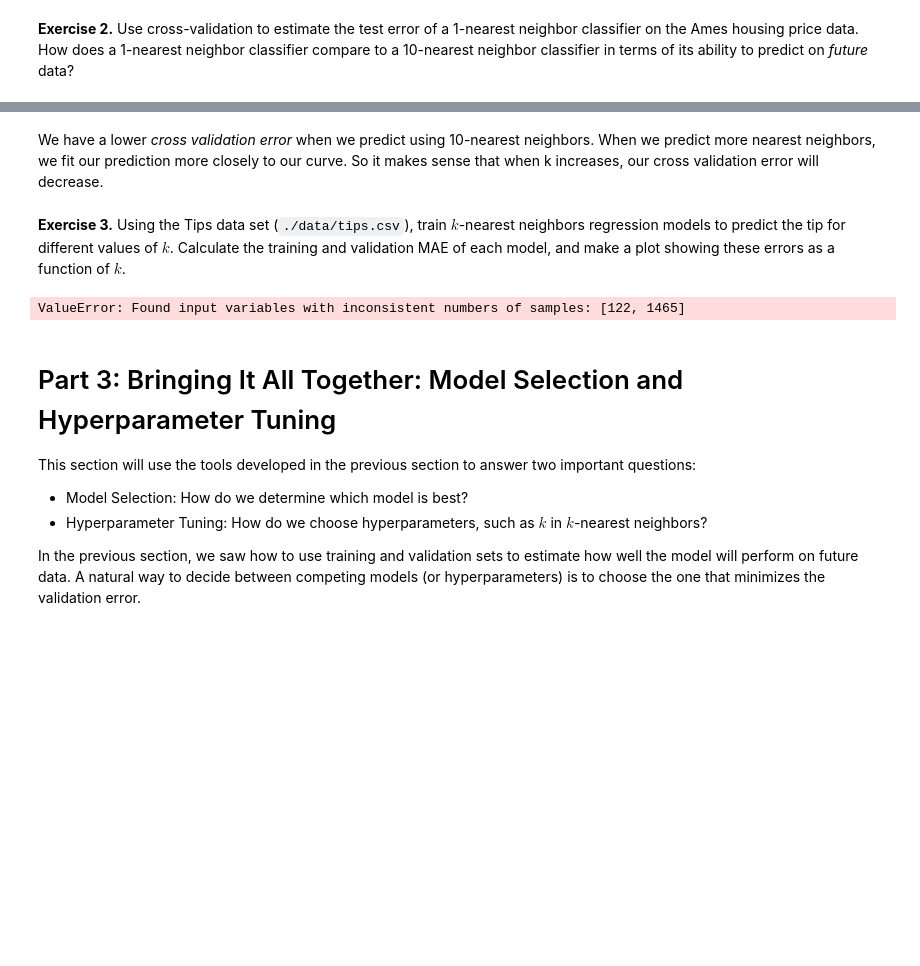
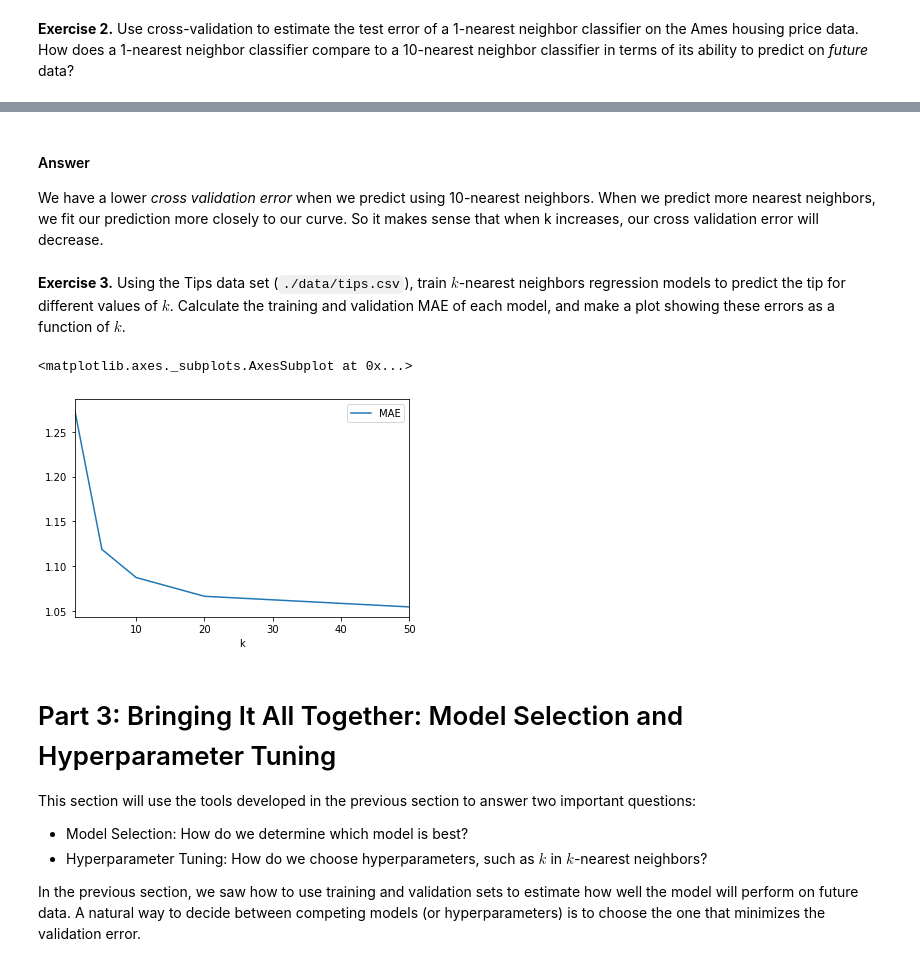
Before and after one commit to thegerrit/data_science, a Jupyter notebook: labs/Lab11-ModelErrorandTuning.ipynb, the cells around one changed output, grey strips where cells are left out. Drawn from its saved outputs; the diff is of its cells as text; code cells hidden in the pictures; blank space fills up the shorter version.

```diff
--- a/labs/Lab11-ModelErrorandTuning.ipynb
+++ b/labs/Lab11-ModelErrorandTuning.ipynb
@@ -413,5 +437,20 @@ NN10_cross_val
 # %% [markdown]
+#### Answer
 We have a lower *cross validation error* when we predict using 10-nearest neighbors. When we predict more nearest neighbors, we fit our prediction more closely to our curve. So it makes sense that when k increases, our cross validation error will decrease.
 # %% [markdown]
 **Exercise 3.** Using the Tips data set (`./data/tips.csv`), train $k$-nearest neighbors regression models to predict the tip for different values of $k$. Calculate the training and validation MAE of each model, and make a plot showing these errors as a function of $k$.
+# %%
+# Split the tips_df into training data and non-training data
+tips_df
+features = ["total_bill", "sex", "smoker", "day", "size"]
+
+tips_train = tips_df.sample(frac = 0.5)
+
+tips_val = tips_df.drop(tips_train.index)
+
+tips_X_train = tips_train[features]
+tips_y_train = tips_train["tip"]
+
+tips_X_val = tips_val[features]
+tips_y_val = tips_val["tip"]
 # %%
@@ -460,22 +484,30 @@ def get_mae(tips_X_train, tips_y_train, tips_X_val, tips_y_val, k):
     return mae
-# %%
-k_values = [1,5,10,20,50,100]
-mae_values = [
-    get_mae(tips_X_train, tips_y_train, tips_X_val, tips_y_val, 1),
-    get_mae(tips_X_train, tips_y_train, tips_X_val, tips_y_val, 5),
-    get_mae(tips_X_train, tips_y_train, tips_X_val, tips_y_val, 10),
-    get_mae(tips_X_train, tips_y_train, tips_X_val, tips_y_val, 20),
-    get_mae(tips_X_train, tips_y_train, tips_X_val, tips_y_val, 50),
-    get_mae(tips_X_train, tips_y_train, tips_X_val, tips_y_val, 100)
-]
-mae_values
-
-# Note, I couldn't get my MAE function to work so I just moved on
-
-#plot the points on a line
-pd.plot.line(x = k_values, y = mae_values)
-# %% [output]
-ValueError: Found input variables with inconsistent numbers of samples: [122, 1465]
+# %%
+# write a function to calculate crossvalidation of MAE
+def cross_val_mae(X_train, y_train, X_val, y_val, k):
+    cross_val = (get_mae(X_train, y_train, X_val, y_val, k) +
+                 (get_mae(X_val, y_val, X_train, y_train, k))) / 2
+    return cross_val
+
+# calculate MAE for different values of k
+mae_array3 = [
+    cross_val_mae(tips_X_train, tips_y_train, tips_X_val, tips_y_val, 1),
+    cross_val_mae(tips_X_train, tips_y_train, tips_X_val, tips_y_val, 5),
+    cross_val_mae(tips_X_train, tips_y_train, tips_X_val, tips_y_val, 10),
+    cross_val_mae(tips_X_train, tips_y_train, tips_X_val, tips_y_val, 20),
+    cross_val_mae(tips_X_train, tips_y_train, tips_X_val, tips_y_val, 50)
+]
+
+# put the data in a dataframe for graphing
+KvsMAE_df = pd.DataFrame()
+KvsMAE_df['k'] = k_array
+KvsMAE_df['MAE'] = mae_array3
+
+# graph k vs MAE
+KvsMAE_df.plot.line(x = 'k', y='MAE')
+# %% [output]
+<matplotlib.axes._subplots.AxesSubplot at 0x...>
+[figure, added]
 # %% [markdown]
 # Part 3: Bringing It All Together: Model Selection and Hyperparameter Tuning
 
```
Also changed, not shown: parts of 16 cells of this notebook.
